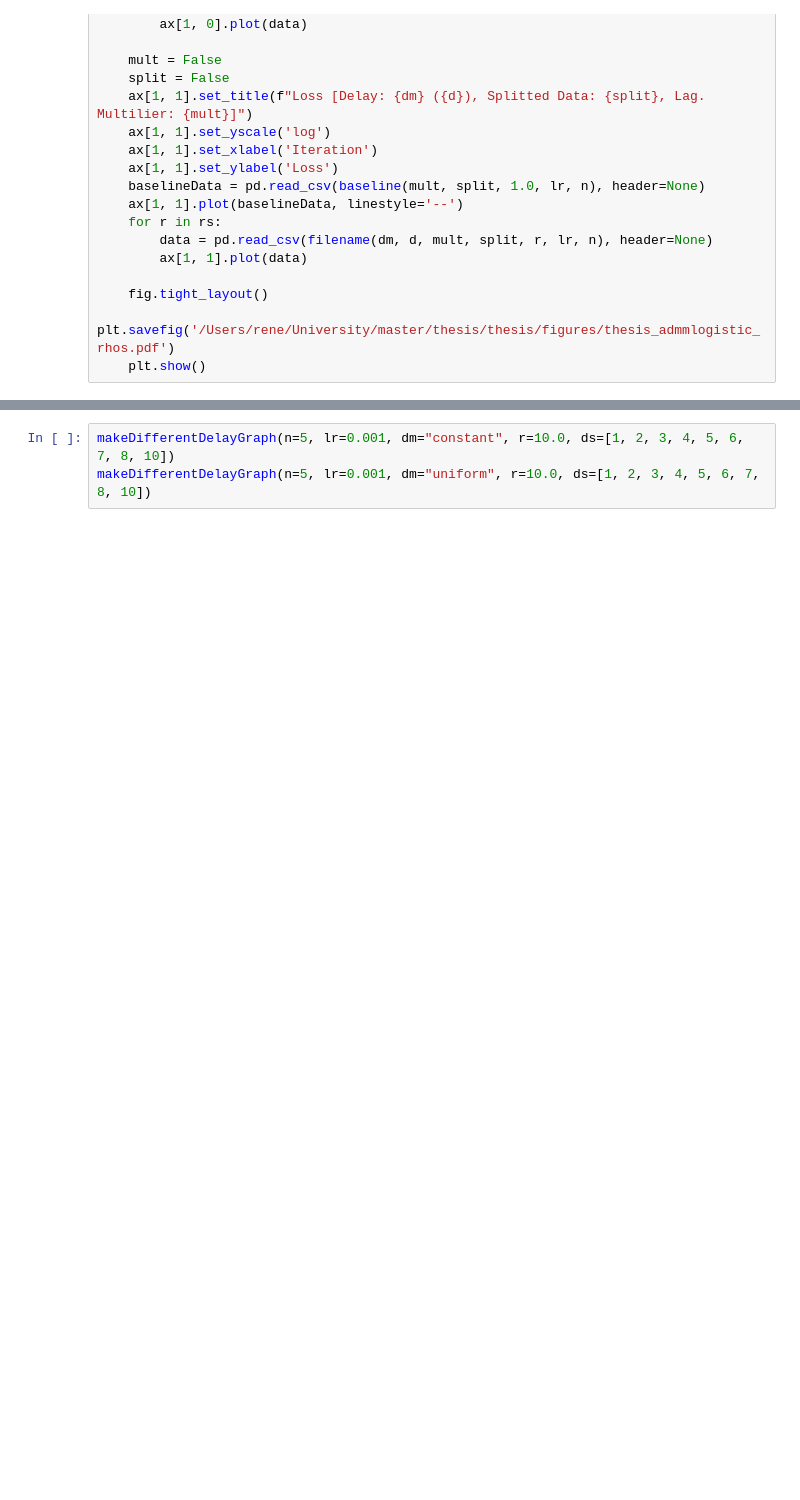
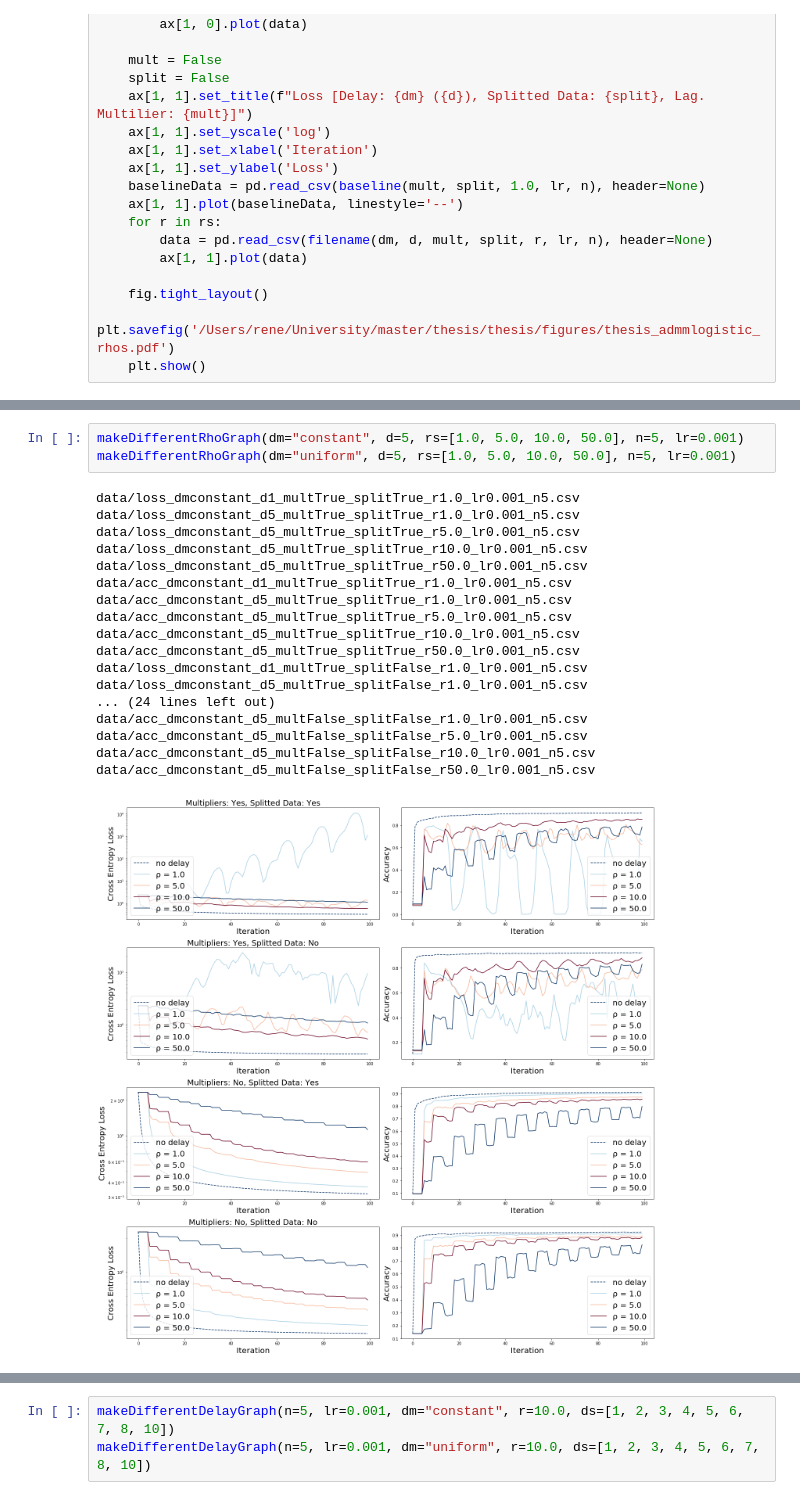
Before and after one commit to filipre/master-experiments, a Jupyter notebook: admm-logistic-regression/visualizations.ipynb, the cells around one changed output, grey strips where cells are left out. Cells and saved outputs as stored; diff of their text form; blank space fills up the shorter version.

```diff
--- a/admm-logistic-regression/visualizations.ipynb
+++ b/admm-logistic-regression/visualizations.ipynb
@@ -82,0 +137,22 @@ FileNotFoundError: [Errno 2] File b'data/acc_dmconstant_d5_multTrue_splitTrue_r1
+# %%
+makeDifferentRhoGraph(dm="constant", d=5, rs=[1.0, 5.0, 10.0, 50.0], n=5, lr=0.001)
+makeDifferentRhoGraph(dm="uniform", d=5, rs=[1.0, 5.0, 10.0, 50.0], n=5, lr=0.001)
+# %% [output]
+data/loss_dmconstant_d1_multTrue_splitTrue_r1.0_lr0.001_n5.csv
+data/loss_dmconstant_d5_multTrue_splitTrue_r1.0_lr0.001_n5.csv
+data/loss_dmconstant_d5_multTrue_splitTrue_r5.0_lr0.001_n5.csv
+data/loss_dmconstant_d5_multTrue_splitTrue_r10.0_lr0.001_n5.csv
+data/loss_dmconstant_d5_multTrue_splitTrue_r50.0_lr0.001_n5.csv
+data/acc_dmconstant_d1_multTrue_splitTrue_r1.0_lr0.001_n5.csv
+data/acc_dmconstant_d5_multTrue_splitTrue_r1.0_lr0.001_n5.csv
+data/acc_dmconstant_d5_multTrue_splitTrue_r5.0_lr0.001_n5.csv
+data/acc_dmconstant_d5_multTrue_splitTrue_r10.0_lr0.001_n5.csv
+data/acc_dmconstant_d5_multTrue_splitTrue_r50.0_lr0.001_n5.csv
+data/loss_dmconstant_d1_multTrue_splitFalse_r1.0_lr0.001_n5.csv
+data/loss_dmconstant_d5_multTrue_splitFalse_r1.0_lr0.001_n5.csv
+... (24 lines left out)
+data/acc_dmconstant_d5_multFalse_splitFalse_r1.0_lr0.001_n5.csv
+data/acc_dmconstant_d5_multFalse_splitFalse_r5.0_lr0.001_n5.csv
+data/acc_dmconstant_d5_multFalse_splitFalse_r10.0_lr0.001_n5.csv
+data/acc_dmconstant_d5_multFalse_splitFalse_r50.0_lr0.001_n5.csv
+[figure, added]
```
Also changed, not shown: parts of 7 cells of this notebook, 4 other files.
